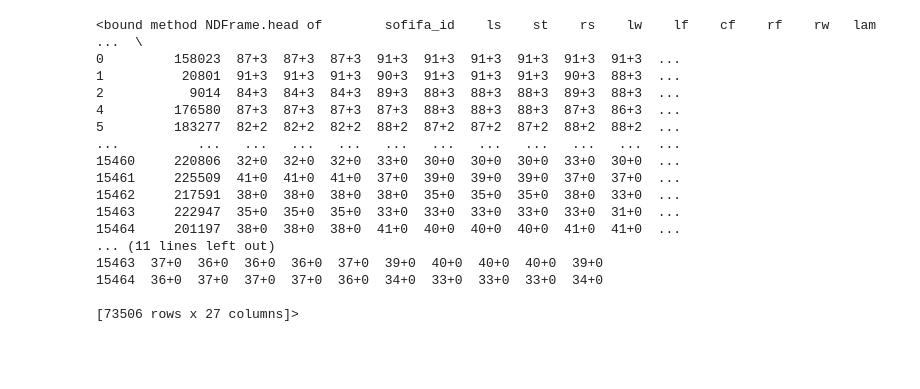
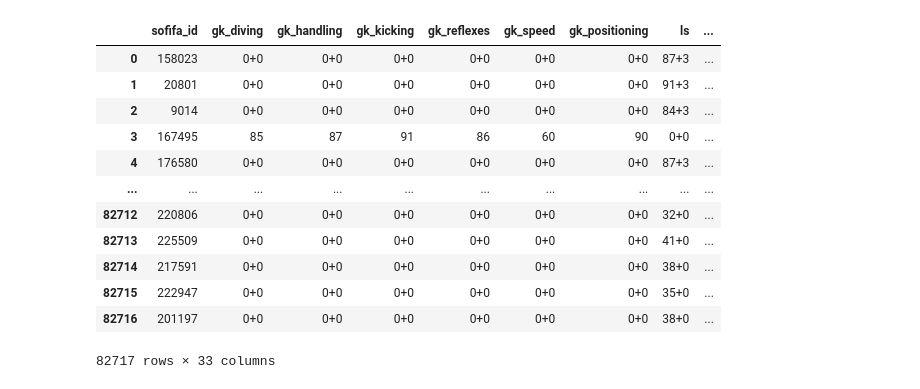
Before and after one commit to ApekshaAgnihotri/FIFA_Player_Position_Prediction, a Jupyter notebook: Combined_datafiles.ipynb, the cells around one changed output. Cells and saved outputs as stored; diff of their text form; code cells hidden in the pictures; blank space fills up the shorter version.

```diff
--- a/Combined_datafiles.ipynb
+++ b/Combined_datafiles.ipynb
@@ -10,59 +10,64 @@ img_files = []
 # set input dir path
 # Change path as needed depending on who's running the file
 path = 'C:/Users/Gaurav Gandhi/Documents/pattern/fifa20/'
 
 #Change current directory
 os.chdir(path)
 
-attribute_columns=["sofifa_id","player_url","short_name","long_name","age","dob","height_cm","weight_kg","nationality","club","overall","potential","value_eur","wage_eur","preferred_foot","international_reputation","weak_foot","skill_moves","work_rate","body_type","real_face","release_clause_eur","player_tags","team_jersey_number","loaned_from","joined","contract_valid_until","nation_jersey_number","pace","shooting","passing","dribbling","defending","physic","player_traits ","attacking_crossing","attacking_finishing","attacking_heading_accuracy","attacking_short_passing","attacking_volleys","skill_dribbling","skill_curve","skill_fk_accuracy","skill_long_passing","skill_ball_control","movement_acceleration","movement_sprint_speed","movement_agility","movement_reactions","movement_balance","power_shot_power","power_jumping","power_stamina","power_strength","power_long_shots","mentality_aggression","mentality_interceptions","mentality_positioning","mentality_vision","mentality_penalties","mentality_composure","defending_marking","defending_standing_tackle","defending_sliding_tackle","goalkeeping_diving","goalkeeping_handling","goalkeeping_kicking","goalkeeping_positioning","goalkeeping_reflexes"]
-label_columns=["sofifa_id","ls","st","rs","lw","lf","cf","rf","rw","lam","cam","ram","lm","lcm","cm","rcm","rm","lwb","ldm","cdm","rdm","rwb","lb","lcb","cb","rcb","rb"]
+attribute_columns=["sofifa_id","short_name","long_name","age","height_cm","weight_kg","nationality","club","overall","potential","preferred_foot","international_reputation","weak_foot","skill_moves","work_rate","body_type","player_tags","loaned_from","contract_valid_until","pace","shooting","passing","dribbling","defending","physic","player_traits ","attacking_crossing","attacking_finishing","attacking_heading_accuracy","attacking_short_passing","attacking_volleys","skill_dribbling","skill_curve","skill_fk_accuracy","skill_long_passing","skill_ball_control","movement_acceleration","movement_sprint_speed","movement_agility","movement_reactions","movement_balance","power_shot_power","power_jumping","power_stamina","power_strength","power_long_shots","mentality_aggression","mentality_interceptions","mentality_positioning","mentality_vision","mentality_penalties","mentality_composure","defending_marking","defending_standing_tackle","defending_sliding_tackle","goalkeeping_diving","goalkeeping_handling","goalkeeping_kicking","goalkeeping_positioning","goalkeeping_reflexes"]
+label_columns=["sofifa_id","gk_diving","gk_handling","gk_kicking","gk_reflexes","gk_speed","gk_positioning","ls","st","rs","lw","lf","cf","rf","rw","lam","cam","ram","lm","lcm","cm","rcm","rm","lwb","ldm","cdm","rdm","rwb","lb","lcb","cb","rcb","rb"]
 
 
-
+ignored_attributes=["player_url","dob","value_eur","wage_eur","real_face","release_clause_eur","team_jersey_number","joined","nation_jersey_number"]
 # Dataframe with feature columns
 
 #Dataframe with label columns
-
+# import glob
+# df1= glob.glob('C:/Users/Gaurav Gandhi/Documents/pattern/fifa20/players*.csv')
+# filenames = glob('/Users/Phani/Desktop/sales*.csv')
+# df= [pd.read_csv(f) for f in df1]
+# df = pd.concat([pd.read_csv(f, encoding='latin1') for f in df1, ignore_index=True])
 
 import pandas as pd
 path = 'C:/Users/Gaurav Gandhi/Documents/pattern/fifa20/players_16.csv'
 path1 = 'C:/Users/Gaurav Gandhi/Documents/pattern/fifa20/players_17.csv'
 path2 = 'C:/Users/Gaurav Gandhi/Documents/pattern/fifa20/players_18.csv'
 path3 = 'C:/Users/Gaurav Gandhi/Documents/pattern/fifa20/players_19.csv'
 path4 = 'C:/Users/Gaurav Gandhi/Documents/pattern/fifa20/players_15.csv'
-
+# df=pd.concat(pd.read)
+# for f in df1:
+#     df.append(pd.read_csv(f))
 df=pd.read_csv(path,sep=",",header="infer")
 df1=pd.read_csv(path1,sep=",",header="infer")
 df2=pd.read_csv(path2,sep=",",header="infer")
 df3=pd.read_csv(path3,sep=",",header="infer")
 df4=pd.read_csv(path4,sep=",",header="infer")
-p= pd.concat([df,df1])
-p1=pd.concat([p,df2])
-p2=pd.concat([p1,df3])
-p3=pd.concat([p2,df4])
+p= pd.concat([df,df1],ignore_index=True)
+p1=pd.concat([p,df2],ignore_index=True)
+p2=pd.concat([p1,df3],ignore_index=True)
+p3=pd.concat([p2,df4],ignore_index=True)
 
 label_attributes_df=p3.filter(items=label_columns)
-# label_attributes_df
+
+
+label_attributes_df.update(label_attributes_df.fillna("0+0"))
+
 null_sofifa_ids=label_attributes_df[label_attributes_df["ls"].isnull()]["sofifa_id"]
 
 label_attributes_df=label_attributes_df[label_attributes_df.ls.notnull()]
-label_attributes_df.head
+label_attributes_df
 # %% [output]
+|  | sofifa_id | gk_diving | gk_handling | gk_kicking | gk_reflexes | gk_speed | gk_positioning | ls | ... |
+| 0 | 158023 | 0+0 | 0+0 | 0+0 | 0+0 | 0+0 | 0+0 | 87+3 | ... |
+| 1 | 20801 | 0+0 | 0+0 | 0+0 | 0+0 | 0+0 | 0+0 | 91+3 | ... |
+| 2 | 9014 | 0+0 | 0+0 | 0+0 | 0+0 | 0+0 | 0+0 | 84+3 | ... |
+| 3 | 167495 | 85 | 87 | 91 | 86 | 60 | 90 | 0+0 | ... |
+| 4 | 176580 | 0+0 | 0+0 | 0+0 | 0+0 | 0+0 | 0+0 | 87+3 | ... |
+| ... | ... | ... | ... | ... | ... | ... | ... | ... | ... |
+| 82712 | 220806 | 0+0 | 0+0 | 0+0 | 0+0 | 0+0 | 0+0 | 32+0 | ... |
+| 82713 | 225509 | 0+0 | 0+0 | 0+0 | 0+0 | 0+0 | 0+0 | 41+0 | ... |
+| 82714 | 217591 | 0+0 | 0+0 | 0+0 | 0+0 | 0+0 | 0+0 | 38+0 | ... |
+| 82715 | 222947 | 0+0 | 0+0 | 0+0 | 0+0 | 0+0 | 0+0 | 35+0 | ... |
+| 82716 | 201197 | 0+0 | 0+0 | 0+0 | 0+0 | 0+0 | 0+0 | 38+0 | ... |
-<bound method NDFrame.head of        sofifa_id    ls    st    rs    lw    lf    cf    rf    rw   lam  ...  \
-0         158023  87+3  87+3  87+3  91+3  91+3  91+3  91+3  91+3  91+3  ...
-1          20801  91+3  91+3  91+3  90+3  91+3  91+3  91+3  90+3  88+3  ...
-2           9014  84+3  84+3  84+3  89+3  88+3  88+3  88+3  89+3  88+3  ...
-4         176580  87+3  87+3  87+3  87+3  88+3  88+3  88+3  87+3  86+3  ...
-5         183277  82+2  82+2  82+2  88+2  87+2  87+2  87+2  88+2  88+2  ...
-...          ...   ...   ...   ...   ...   ...   ...   ...   ...   ...  ...
-15460     220806  32+0  32+0  32+0  33+0  30+0  30+0  30+0  33+0  30+0  ...
-15461     225509  41+0  41+0  41+0  37+0  39+0  39+0  39+0  37+0  37+0  ...
-15462     217591  38+0  38+0  38+0  38+0  35+0  35+0  35+0  38+0  33+0  ...
-15463     222947  35+0  35+0  35+0  33+0  33+0  33+0  33+0  33+0  31+0  ...
-15464     201197  38+0  38+0  38+0  41+0  40+0  40+0  40+0  41+0  41+0  ...
-... (11 lines left out)
-15463  37+0  36+0  36+0  36+0  37+0  39+0  40+0  40+0  40+0  39+0
-15464  36+0  37+0  37+0  37+0  36+0  34+0  33+0  33+0  33+0  34+0
-
-[73506 rows x 27 columns]>
+82717 rows × 33 columns
 # %%
```
Also changed, not shown: parts of 6 cells of this notebook.
